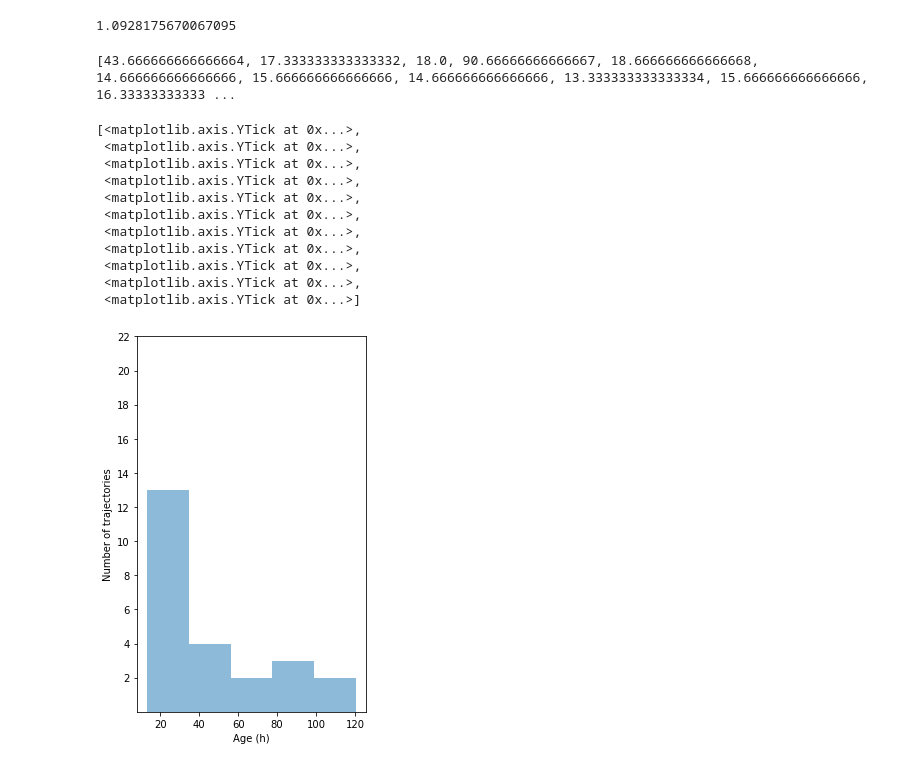
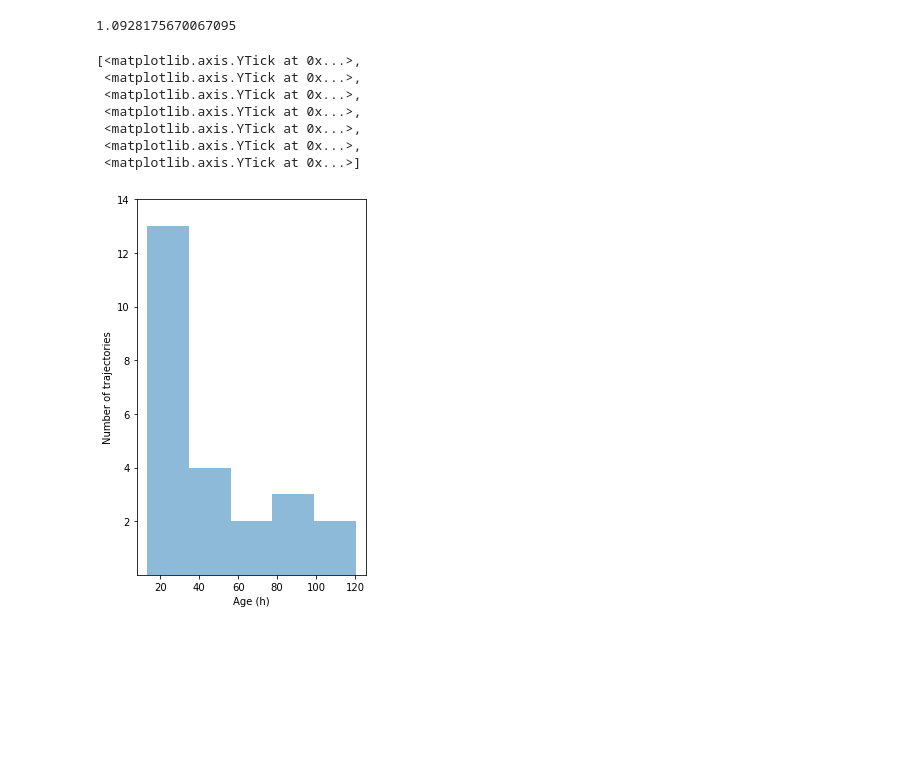
Before and after one commit to SalishSeaCast/analysis-giorgio-2, a Jupyter notebook: revised_notebooks/3analysis_plots/case_study-time_close.ipynb, the cells around one changed output. Saved outputs shown, nothing was run; the diff lists cells and outputs as text; code cells hidden in the pictures; blank space fills up the shorter version.

```diff
--- a/revised_notebooks/3analysis_plots/case_study-time_close.ipynb
+++ b/revised_notebooks/3analysis_plots/case_study-time_close.ipynb
@@ -655,28 +645,20 @@ geo_tools.haversine(S15[0], S15[1], S16[0], S16[1])
 1.0928175670067095
 # %%
 df = [k [1] for k in c_p_w_dist ]
-# %%
-print (df)
-# %% [output]
-[43.666666666666664, 17.333333333333332, 18.0, 90.66666666666667, 18.666666666666668, 14.666666666666666, 15.666666666666666, 14.666666666666666, 13.333333333333334, 15.666666666666666, 16.33333333333 ...
 # %%
 fig,ax=plt.subplots(1,1,figsize=(4,6))
 bin_num = 5
 
 ax.hist(df, bin_num, alpha=0.5)
 ax.set_xlabel("Age (h)")
 ax.set_ylabel("Number of trajectories")
-ax.set_yticks([k for k in range(2,24, 2)])
+ax.set_yticks([k for k in range(2,16, 2)])
 # %% [output]
 [<matplotlib.axis.YTick at 0x...>,
  <matplotlib.axis.YTick at 0x...>,
  <matplotlib.axis.YTick at 0x...>,
  <matplotlib.axis.YTick at 0x...>,
  <matplotlib.axis.YTick at 0x...>,
  <matplotlib.axis.YTick at 0x...>,
- <matplotlib.axis.YTick at 0x...>,
- <matplotlib.axis.YTick at 0x...>,
- <matplotlib.axis.YTick at 0x...>,
- <matplotlib.axis.YTick at 0x...>,
  <matplotlib.axis.YTick at 0x...>]
-[figure, old version]
+[figure, new version]
```
Also changed, not shown: parts of 5 cells of this notebook.
